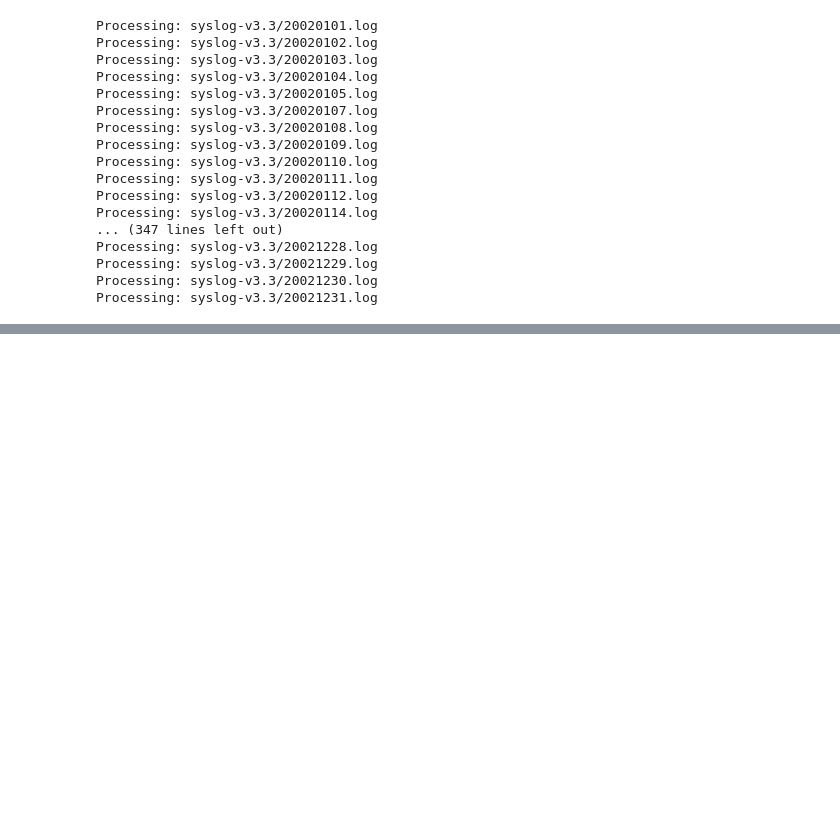
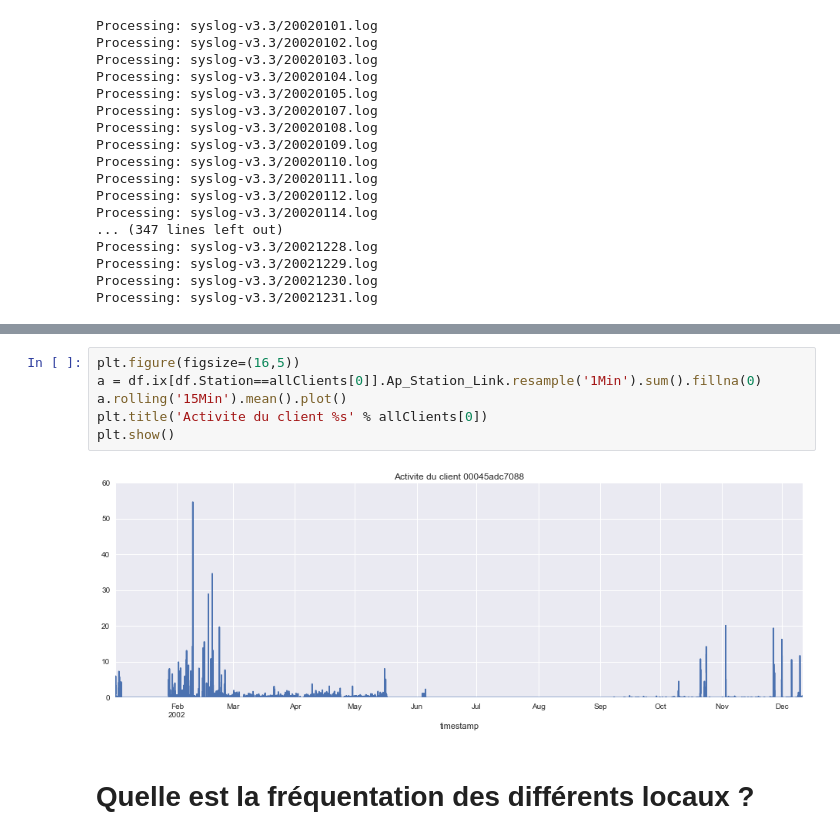
Before and after one commit to mgirardot/DataScienceChallenges, a Jupyter notebook: DataScienceChallenge9/Dartmouth_syslog_analysis.ipynb, the cells around one changed output, grey strips where cells are left out. Drawn from its saved outputs; the diff is of its cells as text; blank space fills up the shorter version.

```diff
--- a/DataScienceChallenge9/Dartmouth_syslog_analysis.ipynb
+++ b/DataScienceChallenge9/Dartmouth_syslog_analysis.ipynb
@@ -136,0 +188,10 @@ df.head()
+# %%
+plt.figure(figsize=(16,5))
+a = df.ix[df.Station==allClients[0]].Ap_Station_Link.resample('1Min').sum().fillna(0)
+a.rolling('15Min').mean().plot()
+plt.title('Activite du client %s' % allClients[0])
+plt.show()
+# %% [output]
+[figure, added]
+# %% [markdown]
+# Quelle est la fréquentation des différents locaux ?
```
Also changed, not shown: parts of 30 cells of this notebook.
